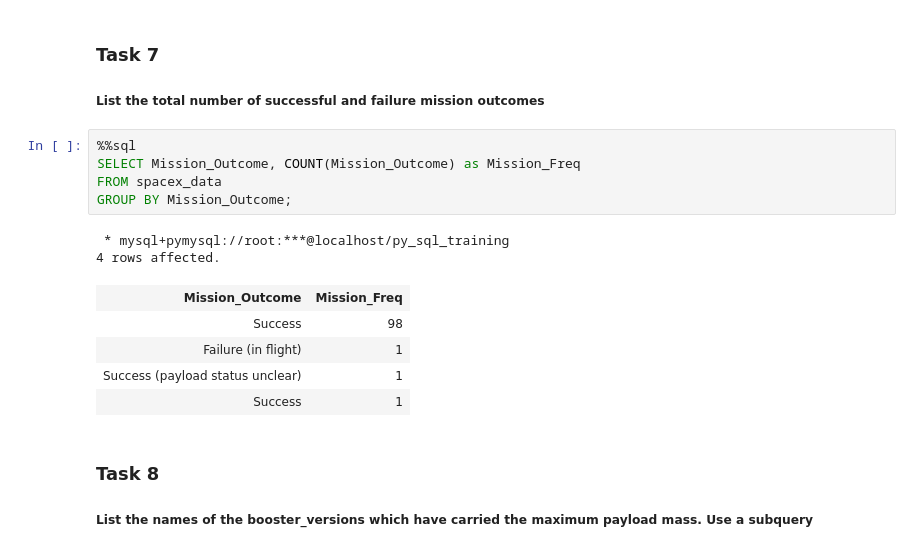
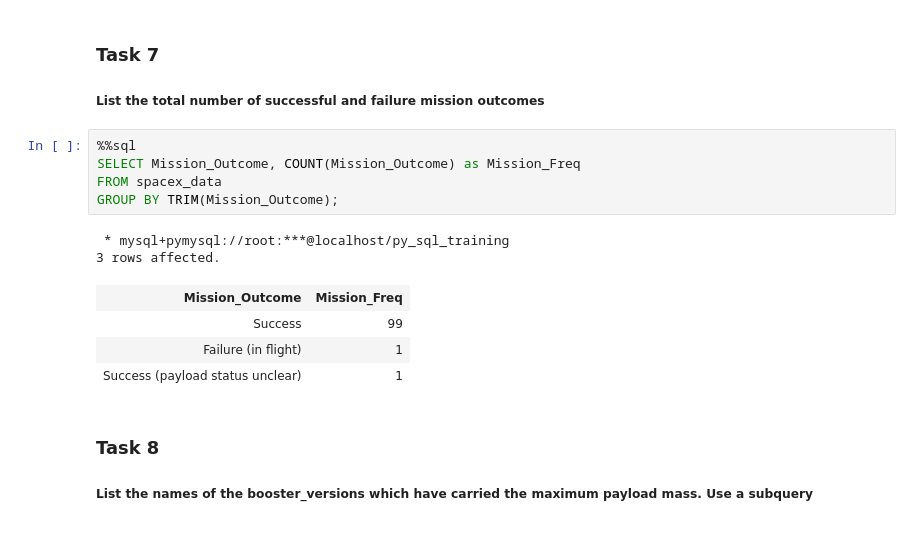
Before and after one commit to jrosilam/SpaceX-Data-Sci-Capstone, a Jupyter notebook: jupyter-labs-eda-sql-coursera_sqllite.ipynb, the cells around one changed output. Cells and saved outputs as stored; diff of their text form.

```diff
--- a/jupyter-labs-eda-sql-coursera_sqllite.ipynb
+++ b/jupyter-labs-eda-sql-coursera_sqllite.ipynb
@@ -200,16 +200,15 @@ AND PAYLOAD_MASS__KG_ BETWEEN 4000 AND 6000;
 # %%
 %%sql
 SELECT Mission_Outcome, COUNT(Mission_Outcome) as Mission_Freq
 FROM spacex_data
-GROUP BY Mission_Outcome;
+GROUP BY TRIM(Mission_Outcome);
 # %% [output]
  * mysql+pymysql://root:***@localhost/py_sql_training
-4 rows affected.
+3 rows affected.
 | Mission_Outcome | Mission_Freq |
-| Success | 98 |
+| Success | 99 |
 | Failure (in flight) | 1 |
 | Success (payload status unclear) | 1 |
-| Success | 1 |
 # %% [markdown]
 ### Task 8
 
```
Also changed, not shown: parts of 3 cells of this notebook, 3 other files.
